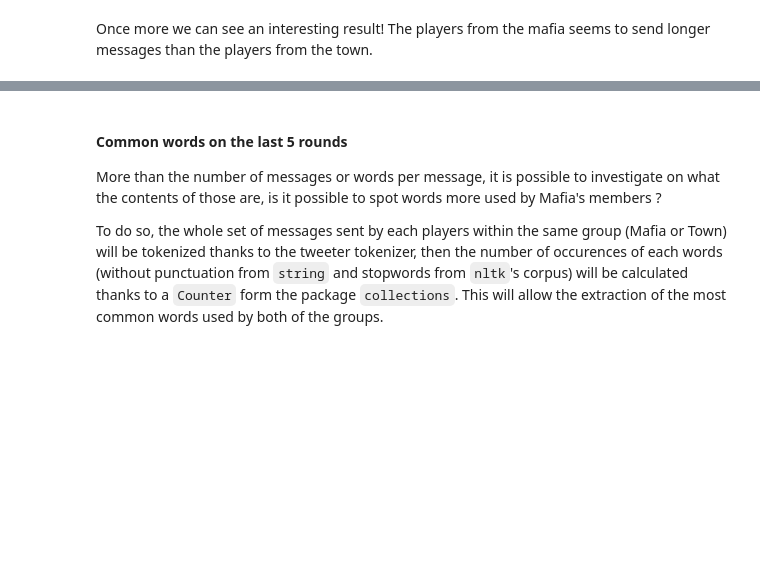
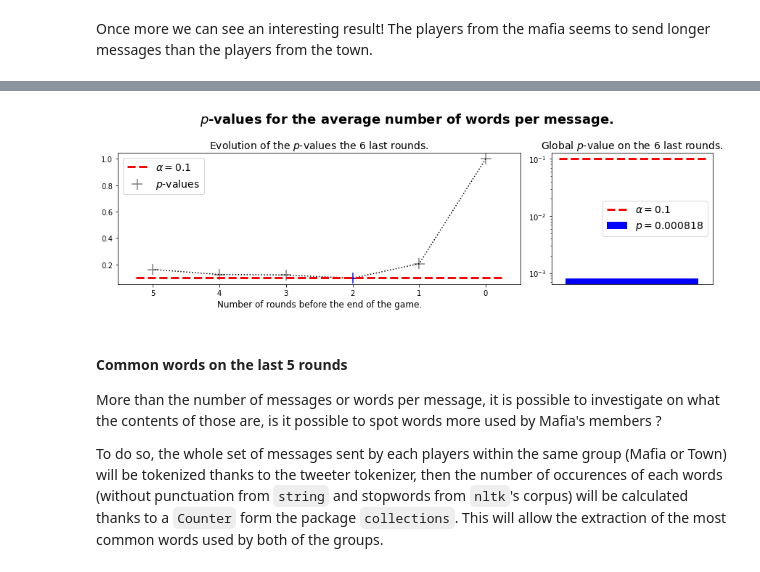
Before and after one commit to epfl-ada/ada-2020-project-milestone-p3-p3_bamboozled-gang, a Jupyter notebook: project_report.ipynb, the cells around one changed output, grey strips where cells are left out. Cells and saved outputs as stored; diff of their text form; code cells hidden in the pictures; blank space fills up the shorter version.

```diff
--- a/project_report.ipynb
+++ b/project_report.ipynb
@@ -1220,3 +1326,12 @@ Once more we can see an interesting result! The players from the mafia seems to
+# %%
+plot_pvalue_per_round(results
+                      , 'av_words_per_message'
+                      , median_test_p_value
+                      , threshold = 0.1
+                      , title = r'$p$-values for the average number of words per message.'
+                     )
+# %% [output]
+[figure, added]
 # %%
 info_player_round['av_mess'] = [(nb_mess/info_rounds.nb_messages.loc[ind[:2]])['nb_messages']
                                   for ind, nb_mess in info_player_round[['nb_messages']].iterrows()]
```
Also changed, not shown: parts of 4 cells of this notebook.
